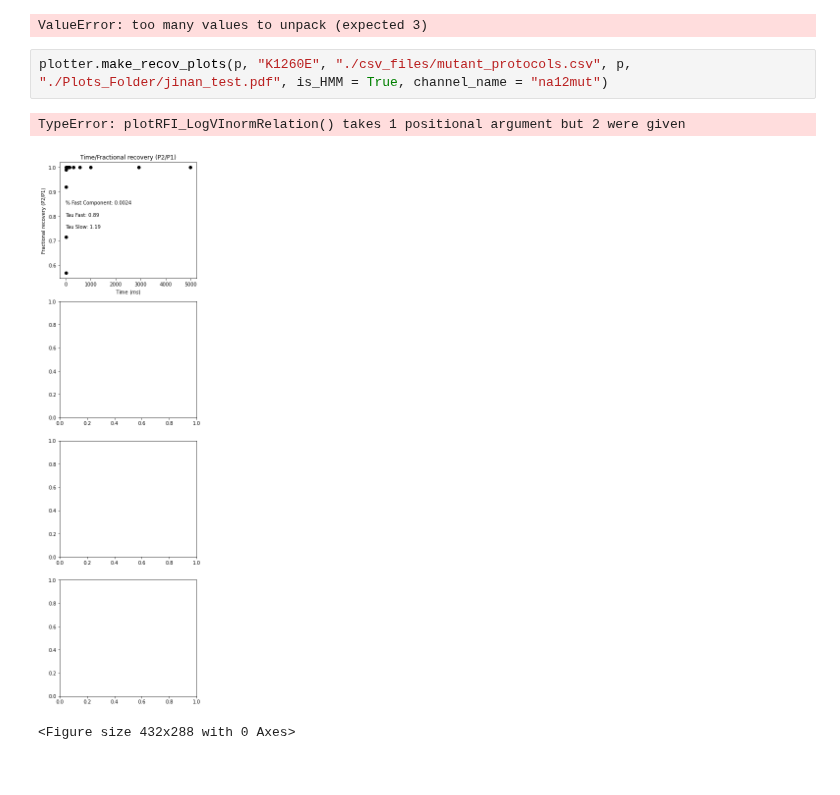
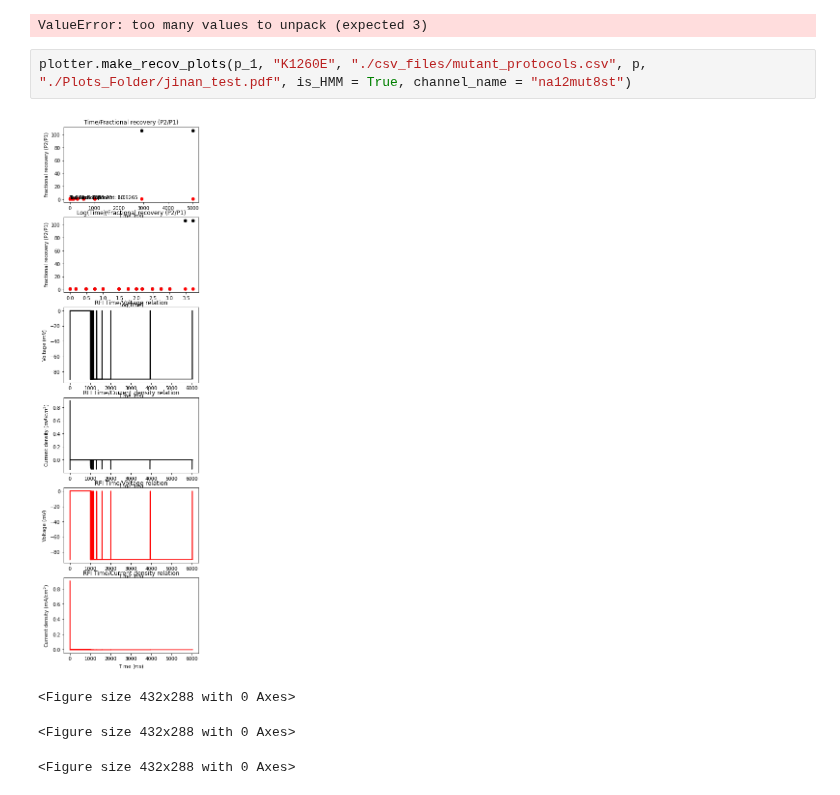
Before and after one commit to roybens/SimulatingVariants, a Jupyter notebook: Optimization_HHtoHMM_plotter_demo.ipynb, the cells around one changed output. Drawn from its saved outputs; the diff is of its cells as text.

Commit message:
Finished recovery except for labels

```diff
--- a/Optimization_HHtoHMM_plotter_demo.ipynb
+++ b/Optimization_HHtoHMM_plotter_demo.ipynb
@@ -70,8 +97,9 @@ act_v_half_wt, act_slope_wt = wt_act.plotActivation_VGnorm_plt(plt, 'black')
 # %% [output]
 ValueError: too many values to unpack (expected 3)
 # %%
-plotter.make_recov_plots(p, "K1260E", "./csv_files/mutant_protocols.csv", p, "./Plots_Folder/jinan_test.pdf", is_HMM = True, channel_name = "na12mut")
+plotter.make_recov_plots(p_1, "K1260E", "./csv_files/mutant_protocols.csv", p, "./Plots_Folder/jinan_test.pdf", is_HMM = True, channel_name = "na12mut8st")
 # %% [output]
+[figure, new version]
-TypeError: plotRFI_LogVInormRelation() takes 1 positional argument but 2 were given
+<Figure size 432x288 with 0 Axes>
-[figure, old version]
 <Figure size 432x288 with 0 Axes>
+<Figure size 432x288 with 0 Axes>
```
Also changed, not shown: parts of 2 cells of this notebook, 3 other files.
